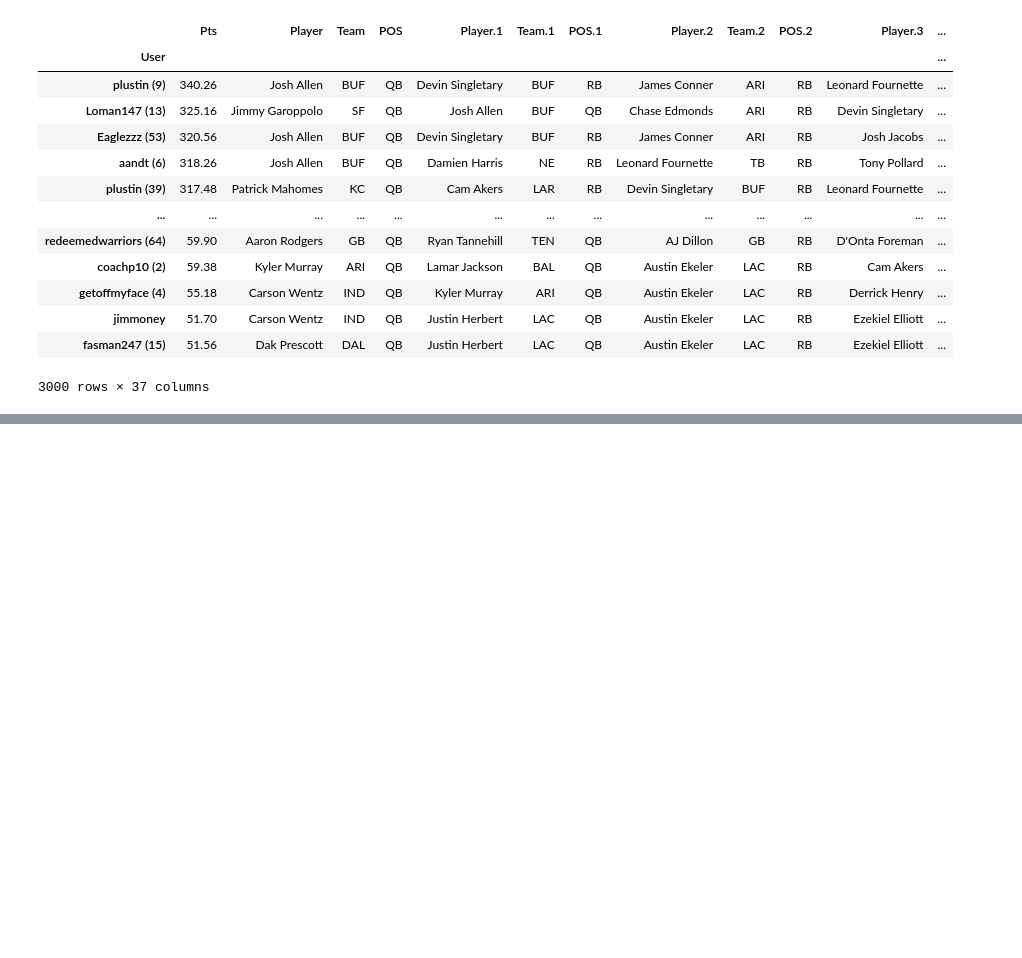
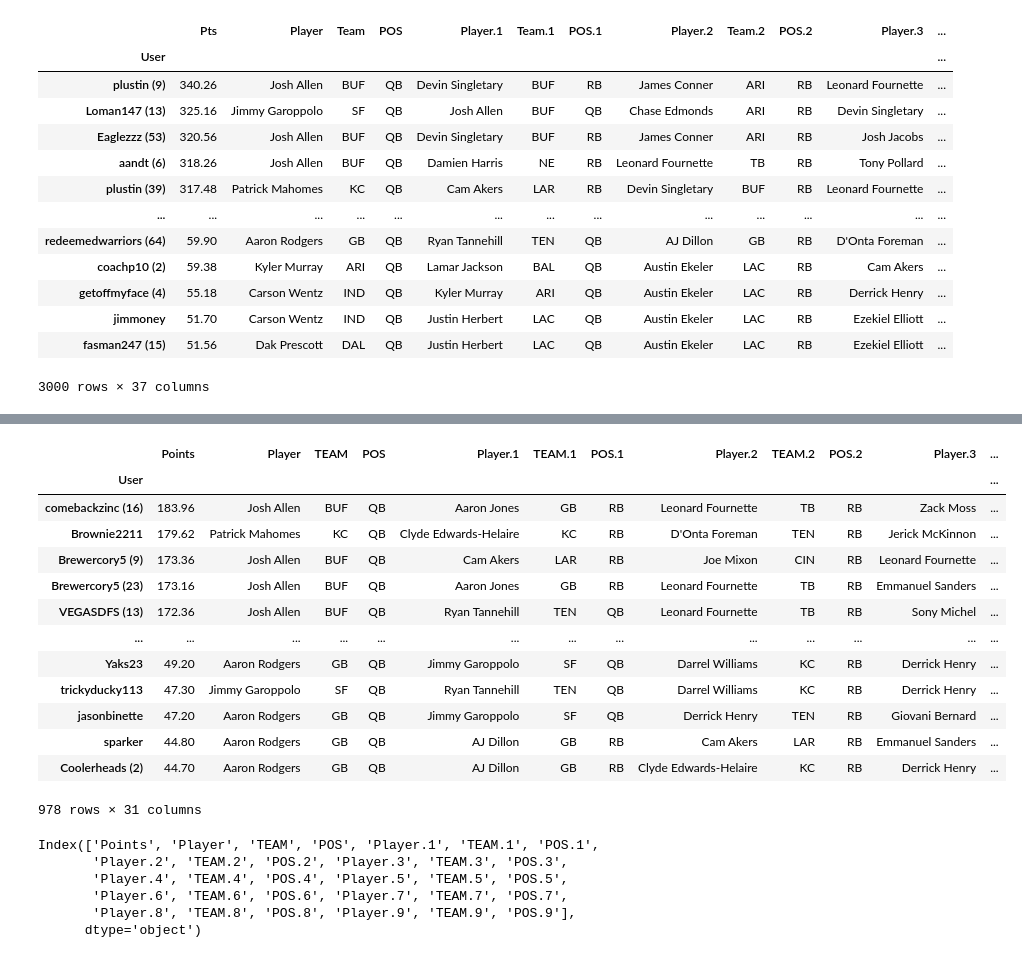
Before and after one commit to AndrewRucker/Fantasy-Football-and-Betting, a Jupyter notebook: Drafters.ipynb, the cells around one changed output, grey strips where cells are left out. Cells and saved outputs as stored; diff of their text form; code cells hidden in the pictures; blank space fills up the shorter version.

```diff
--- a/Drafters.ipynb
+++ b/Drafters.ipynb
@@ -59,0 +91,31 @@ df
+# %%
+#Read in CSV to dataframe
+url1 = 'https://raw.githubusercontent.com/AndrewRucker/Fantasy-Football-Betting-Projects/main/draftersSecondChance.csv?_sm_au_=iVVwFfDJQQR1vJDFL321jK0f1JH33'
+
+df1 = pd.read_csv(url1, index_col='User')
+
+df1
+# %% [output]
+|  | Points | Player | TEAM | POS | Player.1 | TEAM.1 | POS.1 | Player.2 | TEAM.2 | POS.2 | Player.3 | ... |
+| User |  |  |  |  |  |  |  |  |  |  |  | ... |
+| comebackzinc (16) | 183.96 | Josh Allen | BUF | QB | Aaron Jones | GB | RB | Leonard Fournette | TB | RB | Zack Moss | ... |
+| Brownie2211 | 179.62 | Patrick Mahomes | KC | QB | Clyde Edwards-Helaire | KC | RB | D'Onta Foreman | TEN | RB | Jerick McKinnon | ... |
+| Brewercory5 (9) | 173.36 | Josh Allen | BUF | QB | Cam Akers | LAR | RB | Joe Mixon | CIN | RB | Leonard Fournette | ... |
+| Brewercory5 (23) | 173.16 | Josh Allen | BUF | QB | Aaron Jones | GB | RB | Leonard Fournette | TB | RB | Emmanuel Sanders | ... |
+| VEGASDFS (13) | 172.36 | Josh Allen | BUF | QB | Ryan Tannehill | TEN | QB | Leonard Fournette | TB | RB | Sony Michel | ... |
+| ... | ... | ... | ... | ... | ... | ... | ... | ... | ... | ... | ... | ... |
+| Yaks23 | 49.20 | Aaron Rodgers | GB | QB | Jimmy Garoppolo | SF | QB | Darrel Williams | KC | RB | Derrick Henry | ... |
+| trickyducky113 | 47.30 | Jimmy Garoppolo | SF | QB | Ryan Tannehill | TEN | QB | Darrel Williams | KC | RB | Derrick Henry | ... |
+| jasonbinette | 47.20 | Aaron Rodgers | GB | QB | Jimmy Garoppolo | SF | QB | Derrick Henry | TEN | RB | Giovani Bernard | ... |
+| sparker | 44.80 | Aaron Rodgers | GB | QB | AJ Dillon | GB | RB | Cam Akers | LAR | RB | Emmanuel Sanders | ... |
+| Coolerheads (2) | 44.70 | Aaron Rodgers | GB | QB | AJ Dillon | GB | RB | Clyde Edwards-Helaire | KC | RB | Derrick Henry | ... |
+978 rows × 31 columns
+# %%
+df1.columns
+# %% [output]
+Index(['Points', 'Player', 'TEAM', 'POS', 'Player.1', 'TEAM.1', 'POS.1',
+       'Player.2', 'TEAM.2', 'POS.2', 'Player.3', 'TEAM.3', 'POS.3',
+       'Player.4', 'TEAM.4', 'POS.4', 'Player.5', 'TEAM.5', 'POS.5',
+       'Player.6', 'TEAM.6', 'POS.6', 'Player.7', 'TEAM.7', 'POS.7',
+       'Player.8', 'TEAM.8', 'POS.8', 'Player.9', 'TEAM.9', 'POS.9'],
+      dtype='object')
```
Also changed, not shown: parts of 3 cells of this notebook.
